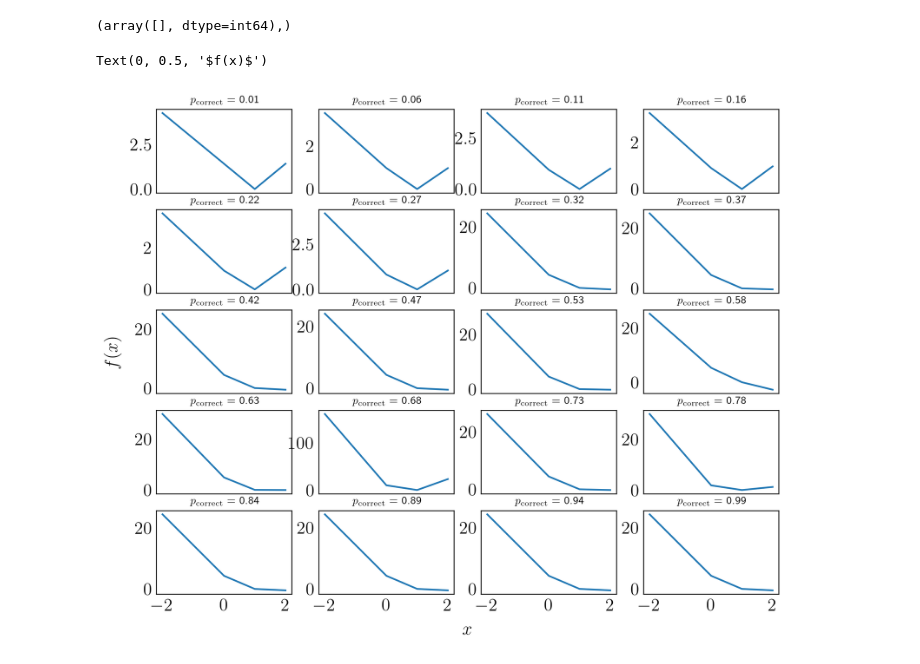
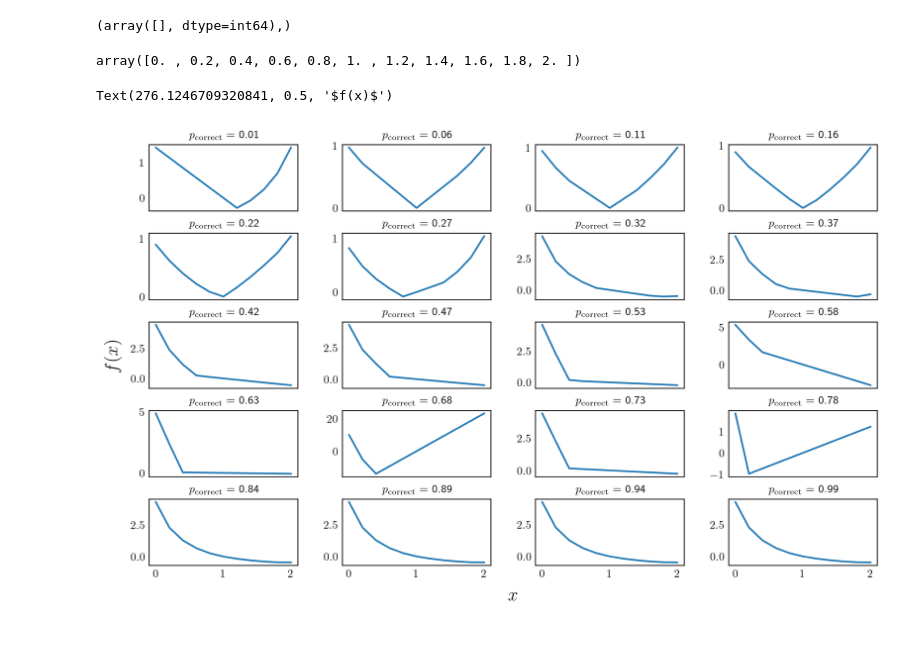
Before and after one commit to irom-lab/performance-limits, a Jupyter notebook: lava-problem/ppplot.ipynb, the cells around one changed output. Saved outputs shown, nothing was run; the diff lists cells and outputs as text; code cells hidden in the pictures.

Commit message:
update plots

```diff
--- a/lava-problem/ppplot.ipynb
+++ b/lava-problem/ppplot.ipynb
@@ -127,32 +127,38 @@ def l(x,n,svec):
     for i in range(n,2*n):
         output[i] = svec[i]*(x-i/n)-sum(intercept[n:i])
     return cvx.max(cvx.vstack(output),axis=0)
+# %%
+np.linspace(0,2,11)
+# %% [output]
+array([0. , 0.2, 0.4, 0.6, 0.8, 1. , 1.2, 1.4, 1.6, 1.8, 2. ])
 # %%
 plt.rcParams["figure.figsize"] = (10,6)
+plt.rcParams['font.size'] = '10'
 
 slopes = data['slopes']
 bounds = data['bound_results']
 n = int(np.shape(slopes)[1]/2)
 
 
-xt = np.array([-2,-1,0,1,2])
+xt = np.linspace(0,2,11)
 
 fig, ax = plt.subplots(5,4,sharex=True,sharey=False)
 fig.add_subplot(111, frameon=False)
+fig.tight_layout()
 plt.tick_params(labelcolor='none', which='both', top=False, bottom=False, left=False, right=False)
-plt.xticks([-1, 0, 1, 2])
+plt.xticks([0, 1, 2])
 
 for i in range(5):
     for j in range(4):
         svec = slopes[i*4+j]
         yt = [l(x,n,svec).value for x in xt]
         ax[i,j].plot(xt,yt)
         p = i*4+j
         ax[i,j].set_title("$p_{\mathrm{correct}}$"+' = '+str(round(p_correct_vals[p],2)),fontsize = 10)
         # ax[i,j].spines[['right', 'top']].set_visible(False)
         ax[i,j].tick_params(axis=u'both', which=u'both',length=0)
-plt.xlabel('$x$')
-plt.ylabel('$f(x)$')
+plt.xlabel('$x$',fontsize = 16)
+plt.ylabel('$f(x)$',fontsize = 16)
 # %% [output]
-Text(0, 0.5, '$f(x)$')
+Text(276.1246709320841, 0.5, '$f(x)$')
-[figure, old version]
+[figure, new version]
```
Also changed, not shown: 3 other files.
